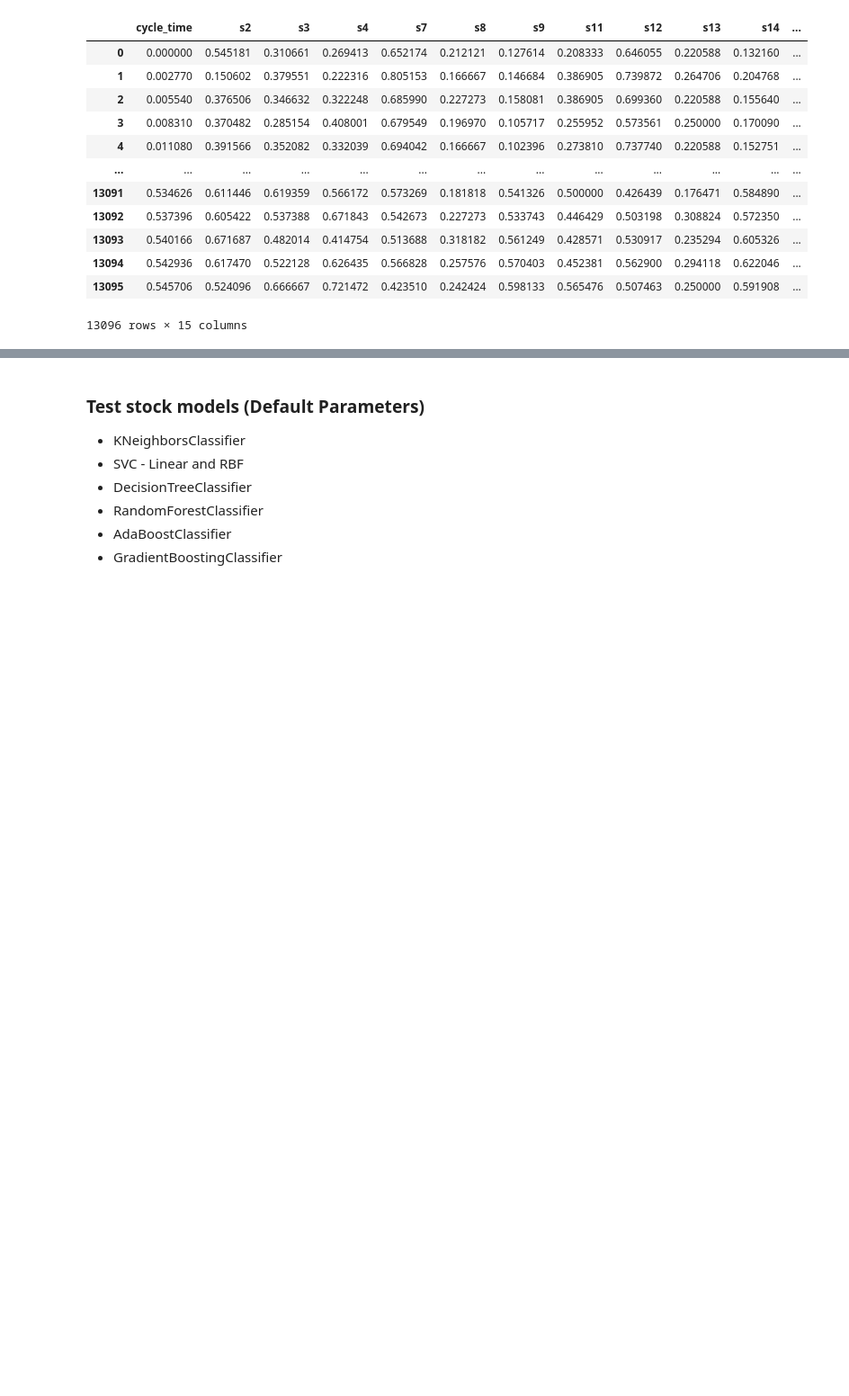
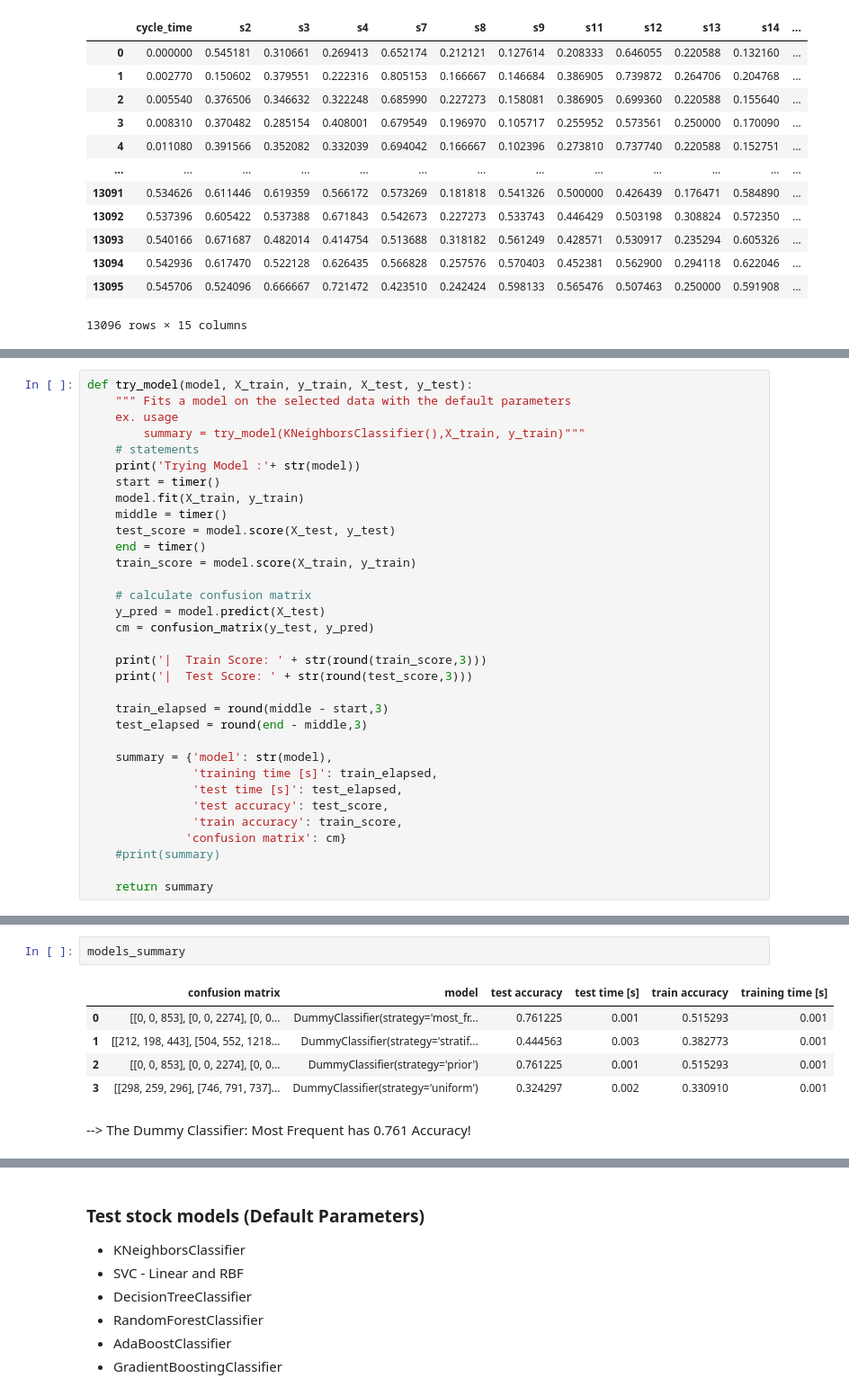
Before and after one commit to andrea-fantini/Predictive_Maintenance_Fanjet, a Jupyter notebook: notebooks/5 - Modeling.ipynb, the cells around one changed output, grey strips where cells are left out. Shown: that part at 90% size. Saved outputs shown, nothing was run; the diff lists cells and outputs as text; blank space fills up the shorter version.

```diff
--- a/notebooks/5 - Modeling.ipynb
+++ b/notebooks/5 - Modeling.ipynb
@@ -470,0 +83,33 @@ test_df
+# %%
+def try_model(model, X_train, y_train, X_test, y_test):
+    """ Fits a model on the selected data with the default parameters
+    ex. usage
+        summary = try_model(KNeighborsClassifier(),X_train, y_train)"""
+    # statements
+    print('Trying Model :'+ str(model))
+    start = timer()
+    model.fit(X_train, y_train)
+    middle = timer()
+    test_score = model.score(X_test, y_test)
+    end = timer()
+    train_score = model.score(X_train, y_train)
+
+    # calculate confusion matrix
+    y_pred = model.predict(X_test)
+    cm = confusion_matrix(y_test, y_pred)
+
+    print('|  Train Score: ' + str(round(train_score,3)))
+    print('|  Test Score: ' + str(round(test_score,3)))
+
+    train_elapsed = round(middle - start,3)
+    test_elapsed = round(end - middle,3)
+
+    summary = {'model': str(model),
+               'training time [s]': train_elapsed,
+               'test time [s]': test_elapsed,
+               'test accuracy': test_score,
+               'train accuracy': train_score,
+              'confusion matrix': cm}
+    #print(summary)
+
+    return summary
@@ -470,0 +175,10 @@ test_df
+# %%
+models_summary
+# %% [output]
+|  | confusion matrix | model | test accuracy | test time [s] | train accuracy | training time [s] |
+| 0 | [[0, 0, 853], [0, 0, 2274], [0, 0... | DummyClassifier(strategy='most_fr... | 0.761225 | 0.001 | 0.515293 | 0.001 |
+| 1 | [[212, 198, 443], [504, 552, 1218... | DummyClassifier(strategy='stratif... | 0.444563 | 0.003 | 0.382773 | 0.001 |
+| 2 | [[0, 0, 853], [0, 0, 2274], [0, 0... | DummyClassifier(strategy='prior') | 0.761225 | 0.001 | 0.515293 | 0.001 |
+| 3 | [[298, 259, 296], [746, 791, 737]... | DummyClassifier(strategy='uniform') | 0.324297 | 0.002 | 0.330910 | 0.001 |
+# %% [markdown]
+--> The Dummy Classifier: Most Frequent has 0.761 Accuracy!
```
Also changed, not shown: parts of 48 cells of this notebook.
